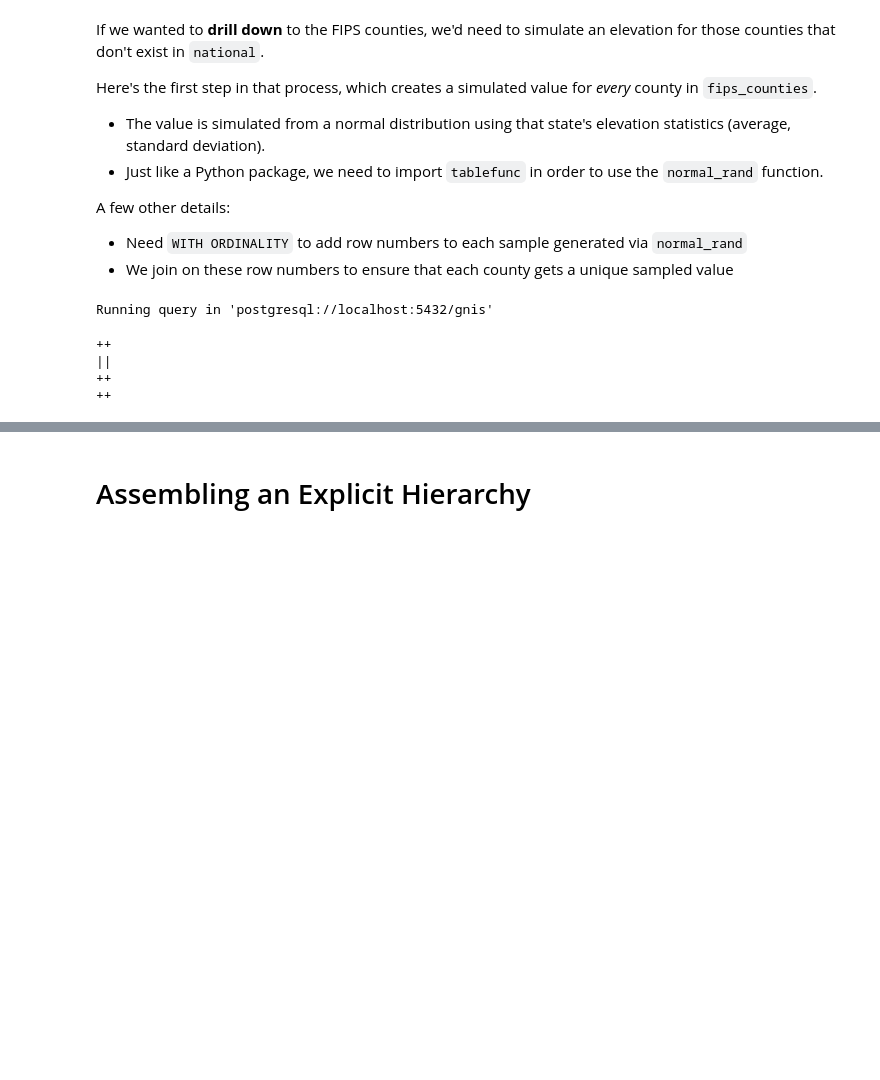
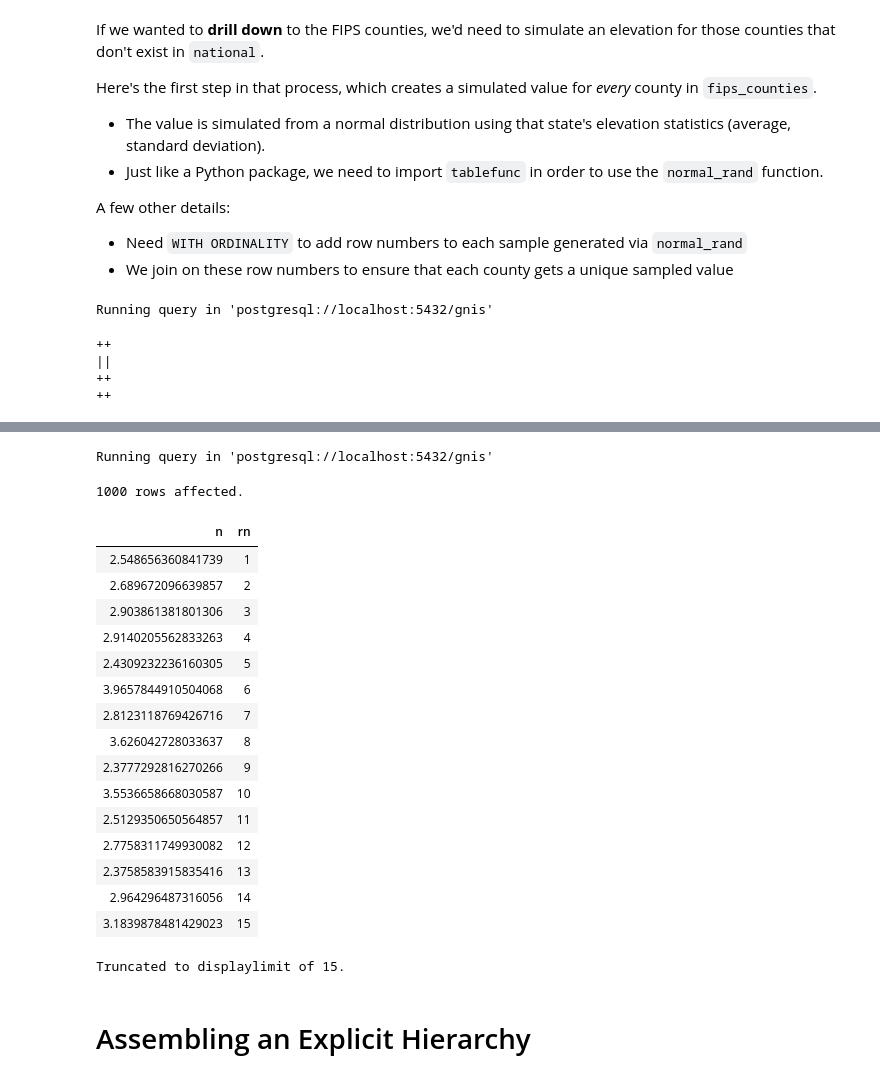
Before and after one commit to cal-data-eng/fa25-materials, a Jupyter notebook: lec/data-prep-value/data-prep-value.ipynb, the cells around one changed output, grey strips where cells are left out. Drawn from its saved outputs; the diff is of its cells as text; code cells hidden in the pictures; blank space fills up the shorter version.

```diff
--- a/lec/data-prep-value/data-prep-value.ipynb
+++ b/lec/data-prep-value/data-prep-value.ipynb
@@ -672,3 +698,26 @@ Running query in 'postgresql://localhost:5432/gnis'
+# %%
+%%sql
+SELECT n, rn FROM normal_rand(1000, 3, 0.5) WITH ORDINALITY AS n(n, rn)
+# %% [output]
+Running query in 'postgresql://localhost:5432/gnis'
+1000 rows affected.
+| n | rn |
+| 2.548656360841739 | 1 |
+| 2.689672096639857 | 2 |
+| 2.903861381801306 | 3 |
+| 2.9140205562833263 | 4 |
+| 2.4309232236160305 | 5 |
+| 3.9657844910504068 | 6 |
+| 2.8123118769426716 | 7 |
+| 3.626042728033637 | 8 |
+| 2.3777292816270266 | 9 |
+| 3.5536658668030587 | 10 |
+| 2.5129350650564857 | 11 |
+| 2.7758311749930082 | 12 |
+| 2.3758583915835416 | 13 |
+| 2.964296487316056 | 14 |
+| 3.1839878481429023 | 15 |
+Truncated to displaylimit of 15.
 # %% [markdown]
 # Assembling an Explicit Hierarchy
 # %%
```
Also changed, not shown: parts of 9 cells of this notebook, 2 other files.
